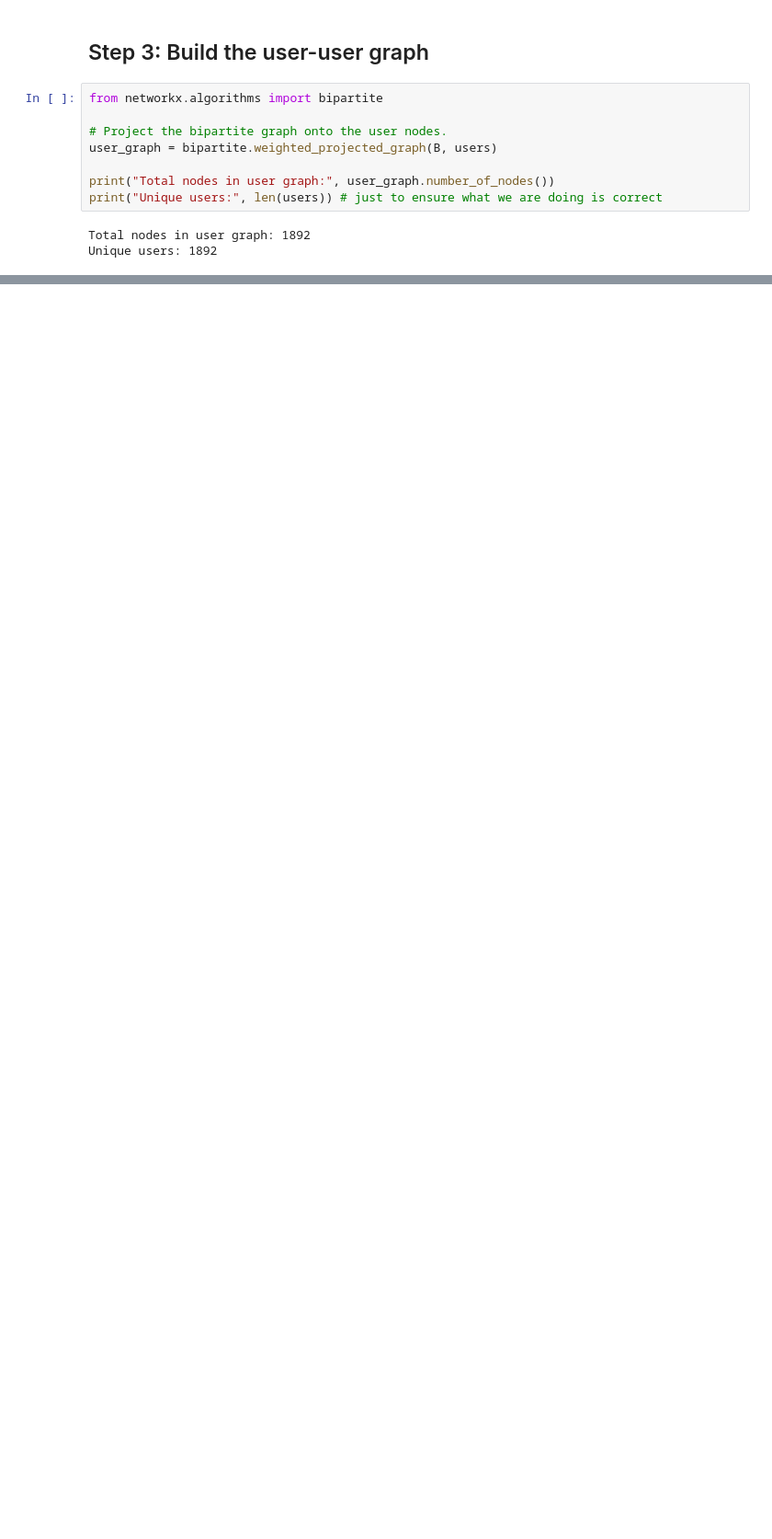
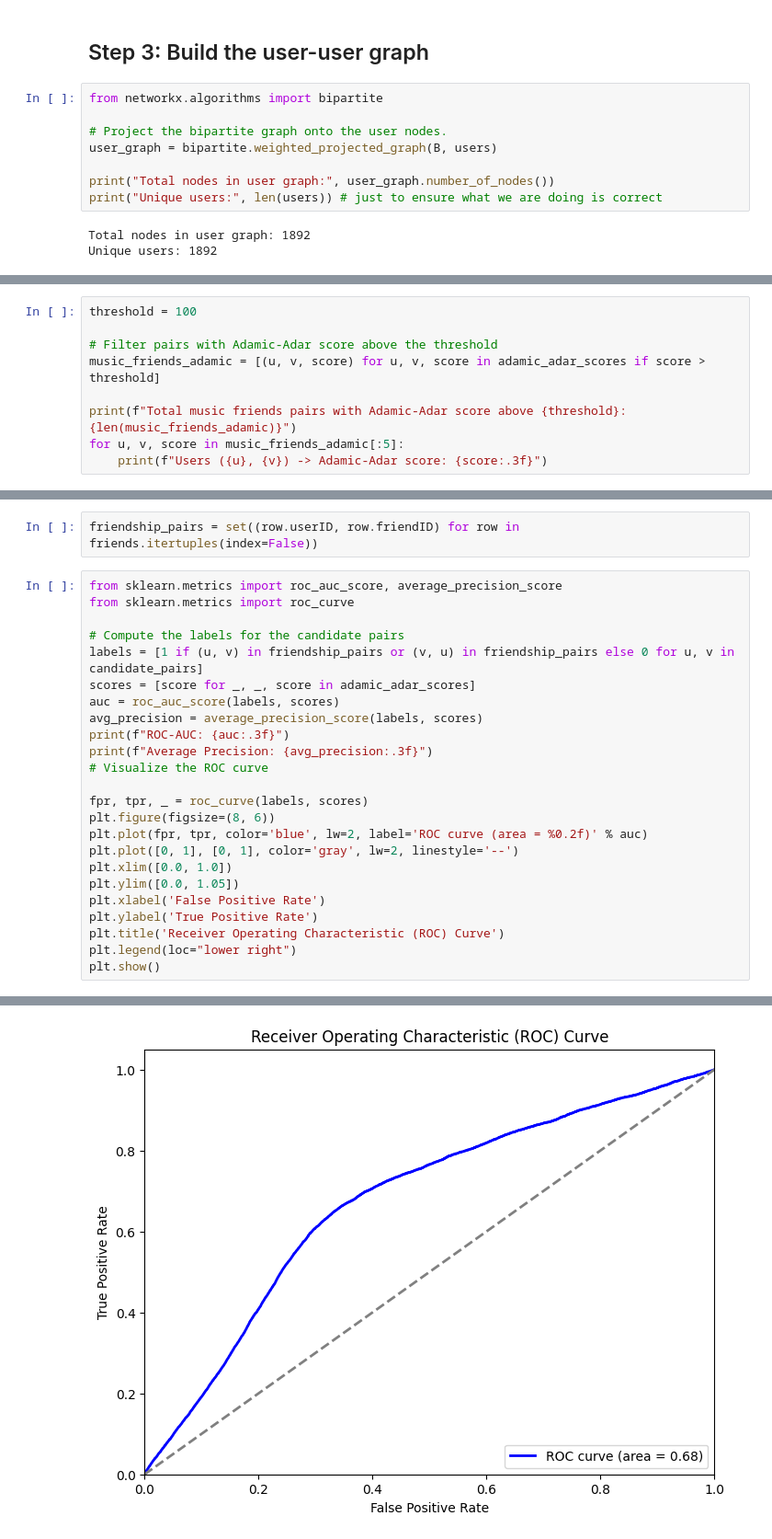
Before and after one commit to FatimaBakkas/melodic-links, a Jupyter notebook: test.ipynb, the cells around one changed output, grey strips where cells are left out. Shown at 92% size. Saved outputs shown, nothing was run; the diff lists cells and outputs as text; blank space fills up the shorter version.

```diff
--- a/test.ipynb
+++ b/test.ipynb
@@ -164,0 +185,9 @@ Common Neighbors between user 4 and user 2: 1099
+# %%
+threshold = 100
+
+# Filter pairs with Adamic-Adar score above the threshold
+music_friends_adamic = [(u, v, score) for u, v, score in adamic_adar_scores if score > threshold]
+
+print(f"Total music friends pairs with Adamic-Adar score above {threshold}: {len(music_friends_adamic)}")
+for u, v, score in music_friends_adamic[:5]:
+    print(f"Users ({u}, {v}) -> Adamic-Adar score: {score:.3f}")
@@ -164,0 +205,27 @@ Common Neighbors between user 4 and user 2: 1099
+# %%
+friendship_pairs = set((row.userID, row.friendID) for row in friends.itertuples(index=False))
+# %%
+from sklearn.metrics import roc_auc_score, average_precision_score
+from sklearn.metrics import roc_curve
+
+# Compute the labels for the candidate pairs
+labels = [1 if (u, v) in friendship_pairs or (v, u) in friendship_pairs else 0 for u, v in candidate_pairs]
+scores = [score for _, _, score in adamic_adar_scores]
+auc = roc_auc_score(labels, scores)
+avg_precision = average_precision_score(labels, scores)
+print(f"ROC-AUC: {auc:.3f}")
+print(f"Average Precision: {avg_precision:.3f}")
+# Visualize the ROC curve
+
+fpr, tpr, _ = roc_curve(labels, scores)
+plt.figure(figsize=(8, 6))
+plt.plot(fpr, tpr, color='blue', lw=2, label='ROC curve (area = %0.2f)' % auc)
+plt.plot([0, 1], [0, 1], color='gray', lw=2, linestyle='--')
+plt.xlim([0.0, 1.0])
+plt.ylim([0.0, 1.05])
+plt.xlabel('False Positive Rate')
+plt.ylabel('True Positive Rate')
+plt.title('Receiver Operating Characteristic (ROC) Curve')
+plt.legend(loc="lower right")
+plt.show()
+# %% [output]
@@ -164,0 +234 @@ Common Neighbors between user 4 and user 2: 1099
+[figure, added]
```
Also changed, not shown: parts of 19 cells of this notebook.
